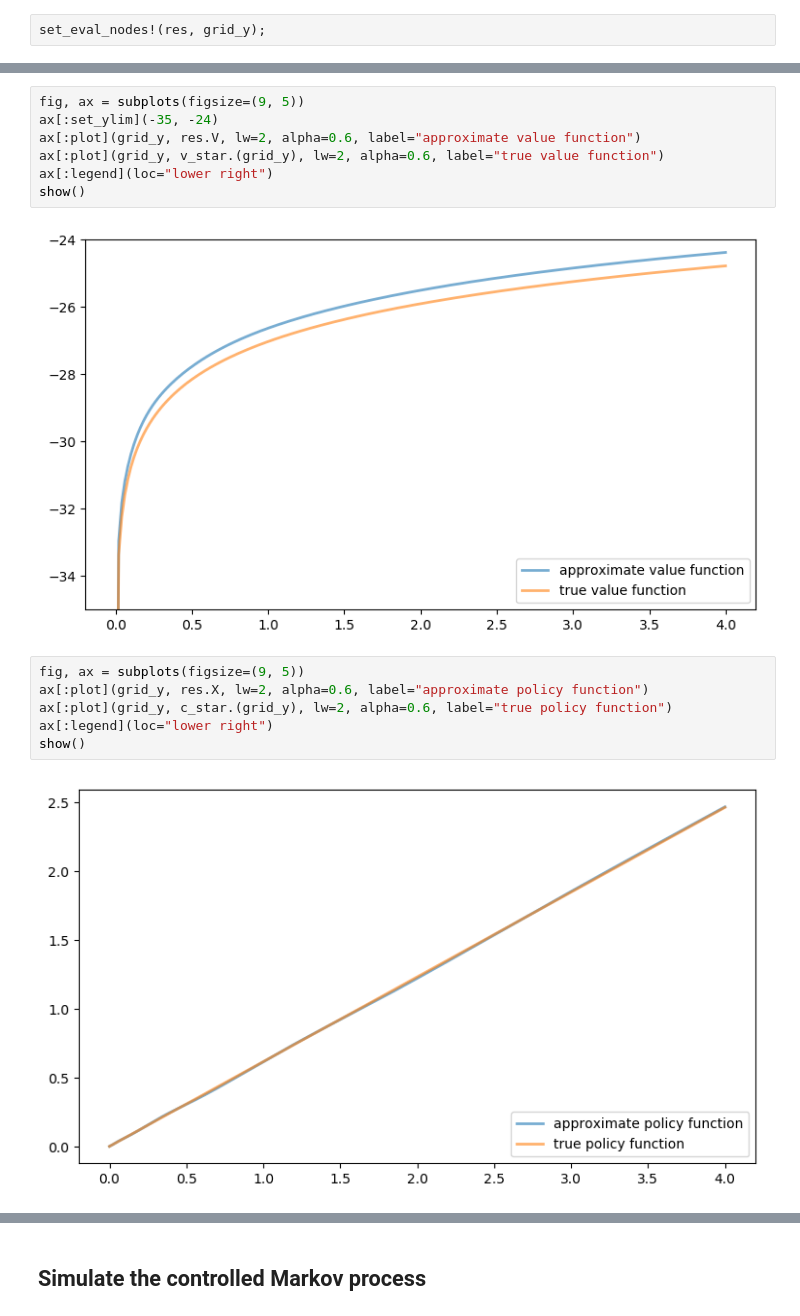
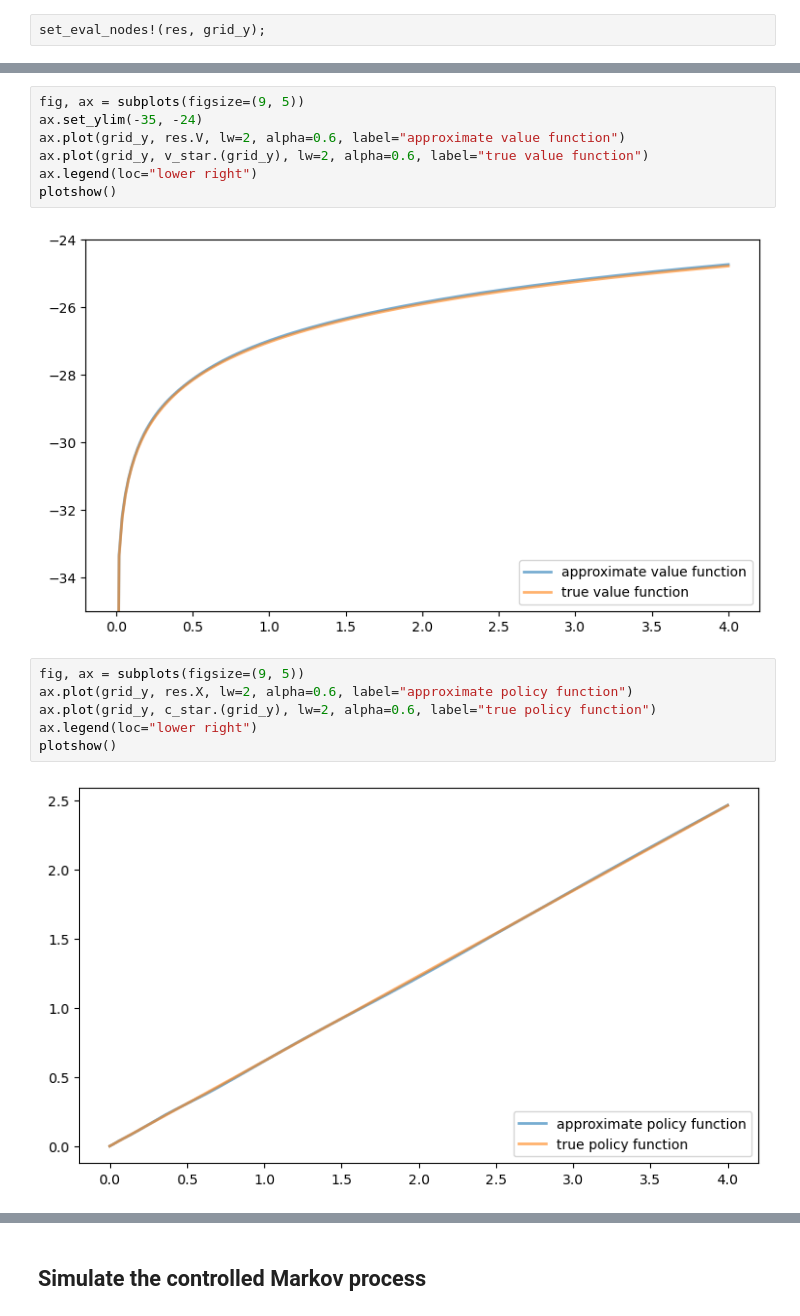
Before and after one commit to QuantEcon/ContinuousDPs.jl, a Jupyter notebook: examples/cdp_ex_optgrowth_jl.ipynb, the cells around one changed output, grey strips where cells are left out. Cells and saved outputs as stored; diff of their text form.

```diff
--- a/examples/cdp_ex_optgrowth_jl.ipynb
+++ b/examples/cdp_ex_optgrowth_jl.ipynb
@@ -197,19 +234,19 @@ Body::ContinuousDPs.CDPSolveResult{PFI,1,Array{Float64,1},Array{Float64,1}}
 # %%
 fig, ax = subplots(figsize=(9, 5))
-ax[:set_ylim](-35, -24)
-ax[:plot](grid_y, res.V, lw=2, alpha=0.6, label="approximate value function")
-ax[:plot](grid_y, v_star.(grid_y), lw=2, alpha=0.6, label="true value function")
-ax[:legend](loc="lower right")
-show()
+ax.set_ylim(-35, -24)
+ax.plot(grid_y, res.V, lw=2, alpha=0.6, label="approximate value function")
+ax.plot(grid_y, v_star.(grid_y), lw=2, alpha=0.6, label="true value function")
+ax.legend(loc="lower right")
+plotshow()
 # %% [output]
-[figure, old version]
+[figure, new version]
 # %%
 fig, ax = subplots(figsize=(9, 5))
-ax[:plot](grid_y, res.X, lw=2, alpha=0.6, label="approximate policy function")
-ax[:plot](grid_y, c_star.(grid_y), lw=2, alpha=0.6, label="true policy function")
-ax[:legend](loc="lower right")
-show()
+ax.plot(grid_y, res.X, lw=2, alpha=0.6, label="approximate policy function")
+ax.plot(grid_y, c_star.(grid_y), lw=2, alpha=0.6, label="true policy function")
+ax.legend(loc="lower right")
+plotshow()
 # %% [output]
-[figure, old version]
+[figure, new version]
 # %%
 fig, ax = subplots(figsize=(9, 5))
```
Also changed, not shown: parts of 18 cells of this notebook, 2 other files.
